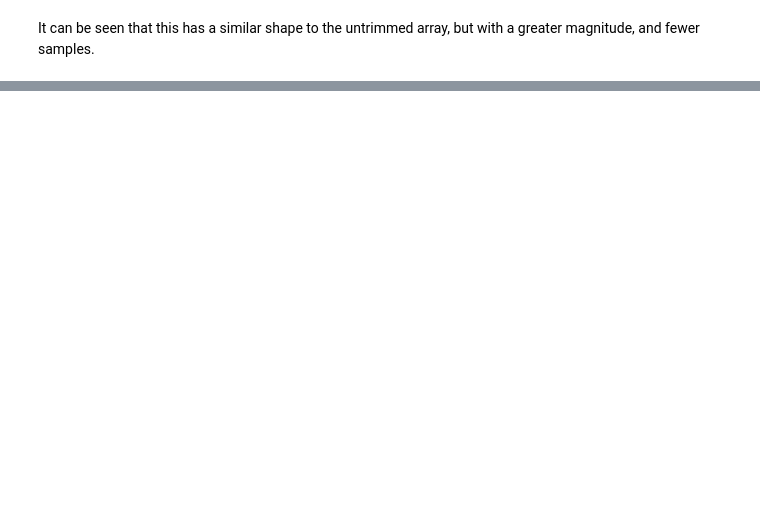
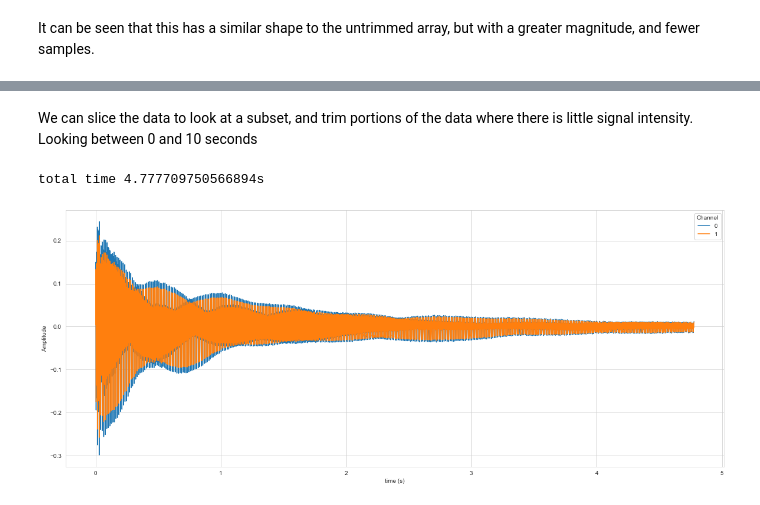
Before and after one commit to siversko/personal_data_projects, a Jupyter notebook: 2025-2_3-audio/audio_fft.ipynb, the cells around one changed output, grey strips where cells are left out. Saved outputs shown, nothing was run; the diff lists cells and outputs as text; code cells hidden in the pictures; blank space fills up the shorter version.

```diff
--- a/2025-2_3-audio/audio_fft.ipynb
+++ b/2025-2_3-audio/audio_fft.ipynb
@@ -89,0 +54,15 @@ print(a_fft.data.size, a_fft.fdata.size)
+# %% [markdown]
+We can slice the data to look at a subset, and trim portions of the data where there is little signal intensity.
+Looking between 0 and 10 seconds
+# %%
+sliced_data = audio_fft.slice_time(a_fft.get_data(), a_fft.samplerate, 0, 10, 10)
+trimmed_data = audio_fft.trim_data(sliced_data)
+
+a_fft.set_data(trimmed_data)
+
+fig, ax = plt.subplots(figsize=(20,8))
+a_fft.signal_plot(a_fft.get_data(), ax)
+plt.show()
+# %% [output]
+total time 4.777709750566894s
+[figure, added]
```
Also changed, not shown: parts of 26 cells of this notebook, 1 other file.
